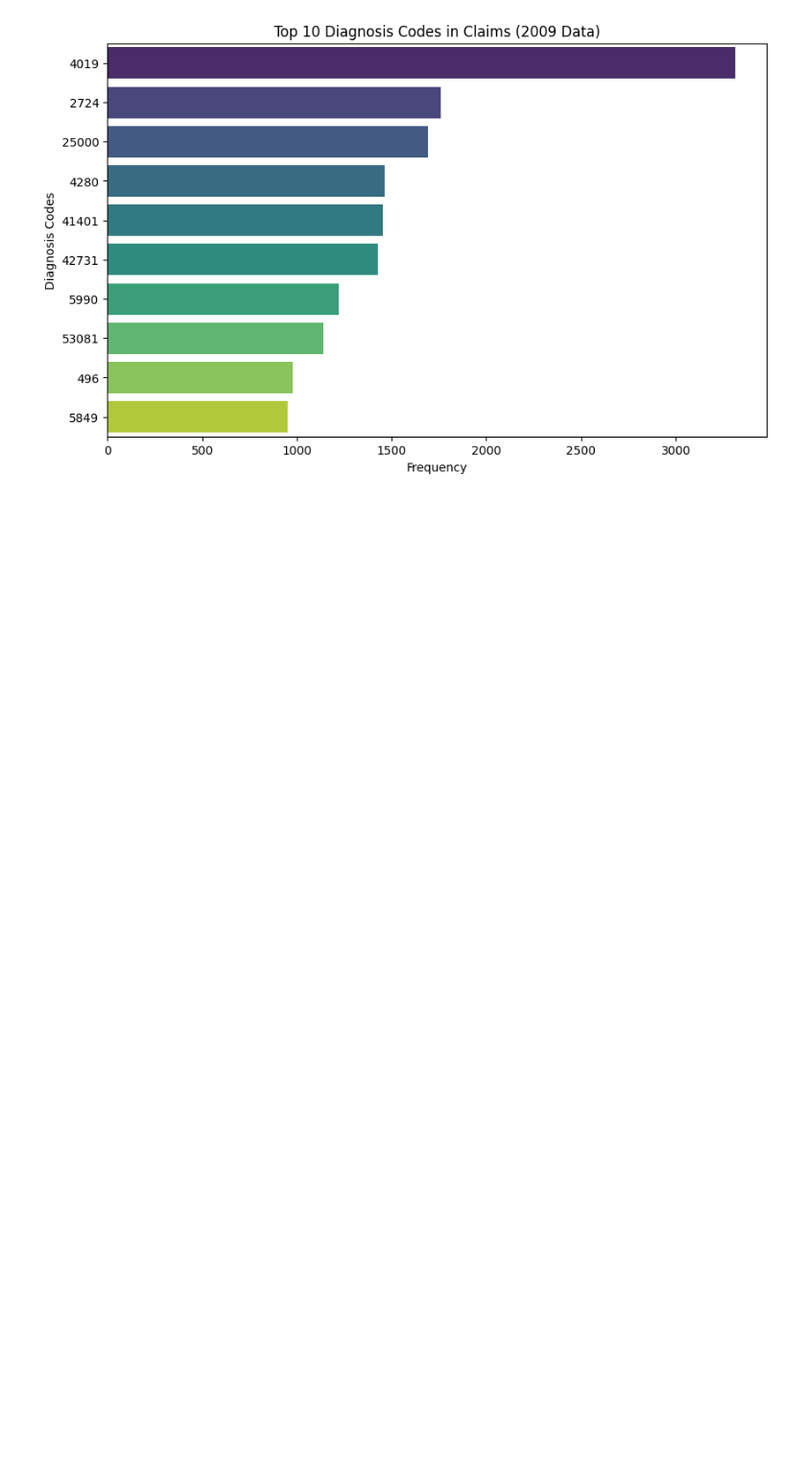
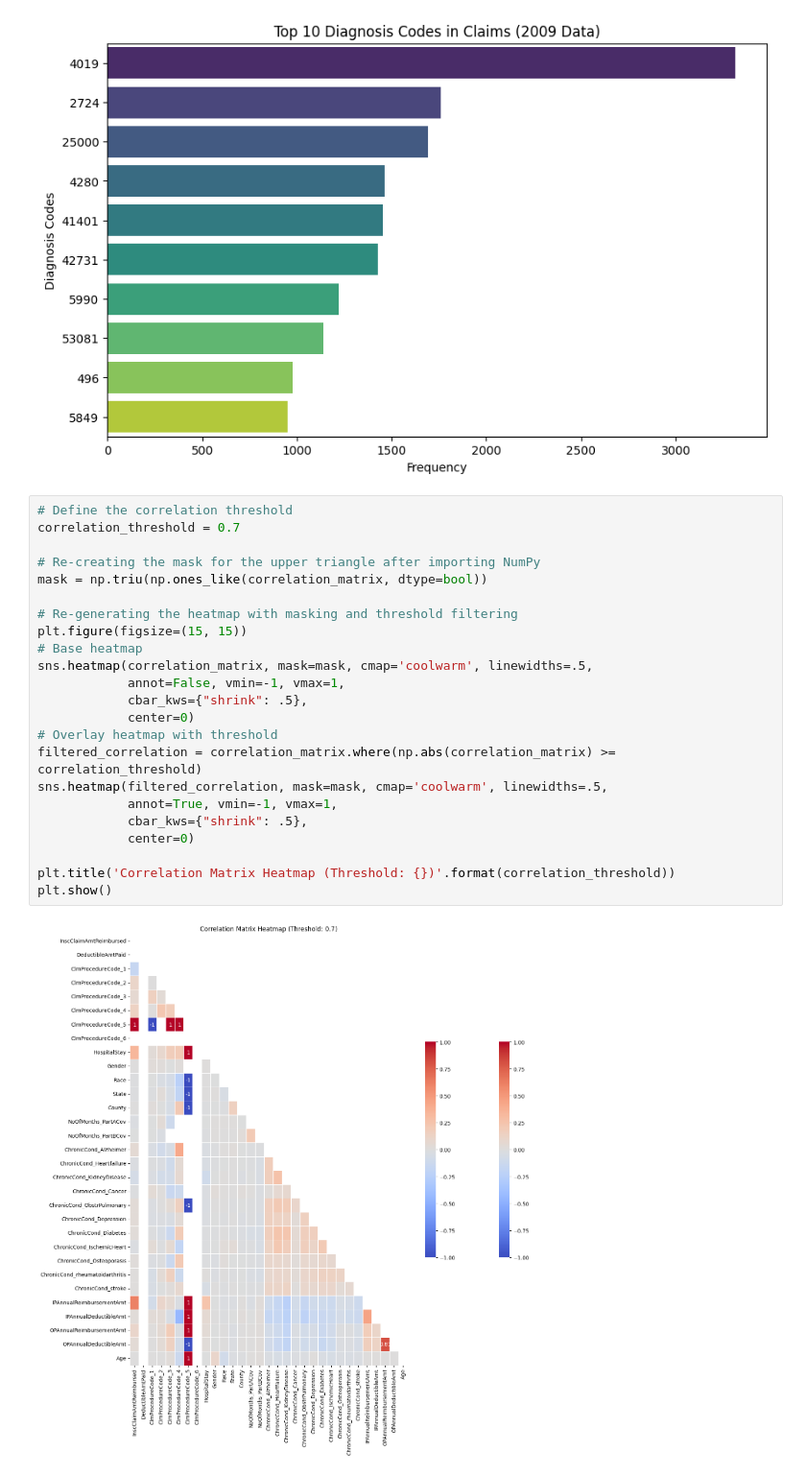
Before and after one commit to Nazneen-akram/healthcare-insurance-fraud, a Jupyter notebook: EDA_healthcare_insurance_fraud.ipynb, the cells around one changed output. Shown at 96% size. Cells and saved outputs as stored; diff of their text form; blank space fills up the shorter version.

```diff
--- a/EDA_healthcare_insurance_fraud.ipynb
+++ b/EDA_healthcare_insurance_fraud.ipynb
@@ -144,3 +145,28 @@ plt.show()
 # %% [output]
 [figure]
 [figure]
+# %%
+# Define the correlation threshold
+correlation_threshold = 0.7
+
+# Re-creating the mask for the upper triangle after importing NumPy
+mask = np.triu(np.ones_like(correlation_matrix, dtype=bool))
+
+# Re-generating the heatmap with masking and threshold filtering
+plt.figure(figsize=(15, 15))
+# Base heatmap
+sns.heatmap(correlation_matrix, mask=mask, cmap='coolwarm', linewidths=.5,
+            annot=False, vmin=-1, vmax=1,
+            cbar_kws={"shrink": .5},
+            center=0)
+# Overlay heatmap with threshold
+filtered_correlation = correlation_matrix.where(np.abs(correlation_matrix) >= correlation_threshold)
+sns.heatmap(filtered_correlation, mask=mask, cmap='coolwarm', linewidths=.5,
+            annot=True, vmin=-1, vmax=1,
+            cbar_kws={"shrink": .5},
+            center=0)
+
+plt.title('Correlation Matrix Heatmap (Threshold: {})'.format(correlation_threshold))
+plt.show()
+# %% [output]
+[figure, added]
```
Also changed, not shown: parts of 3 cells of this notebook.
